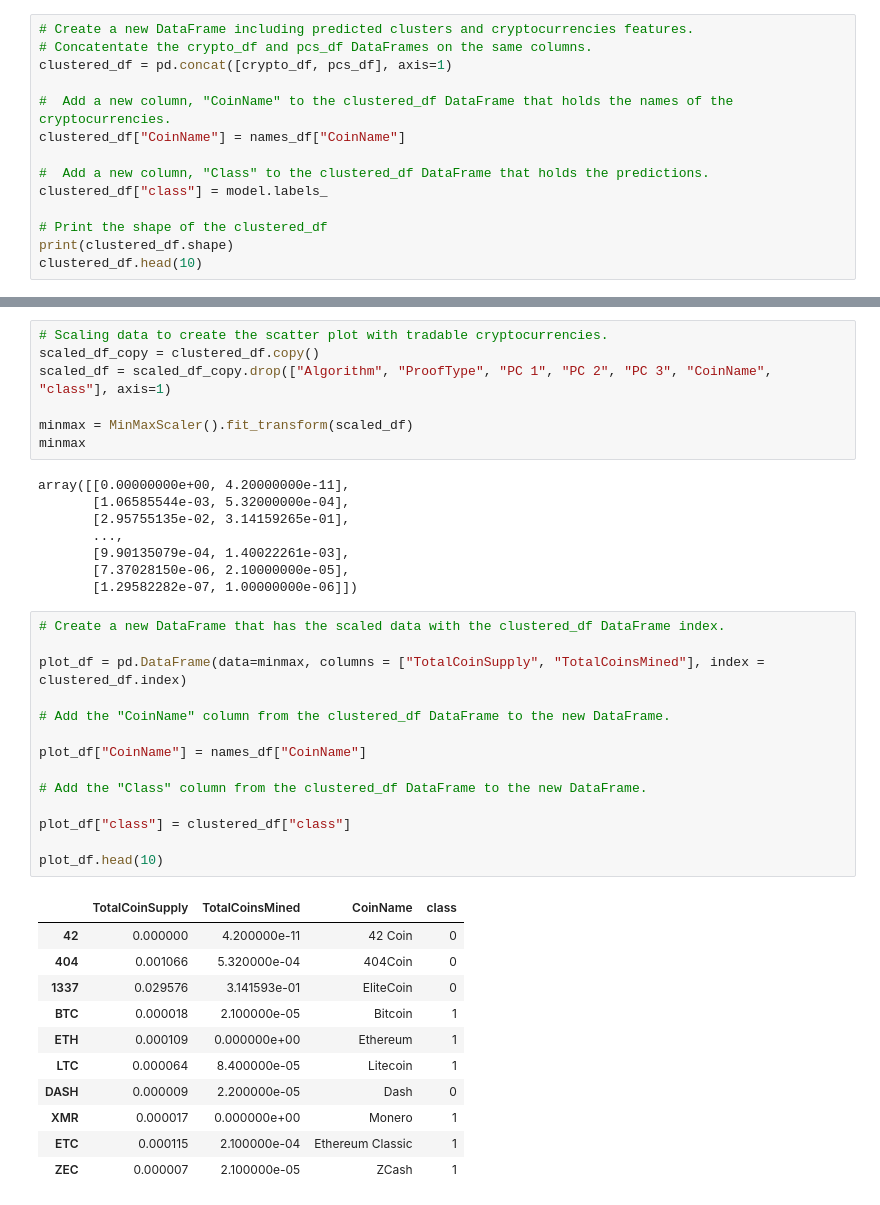
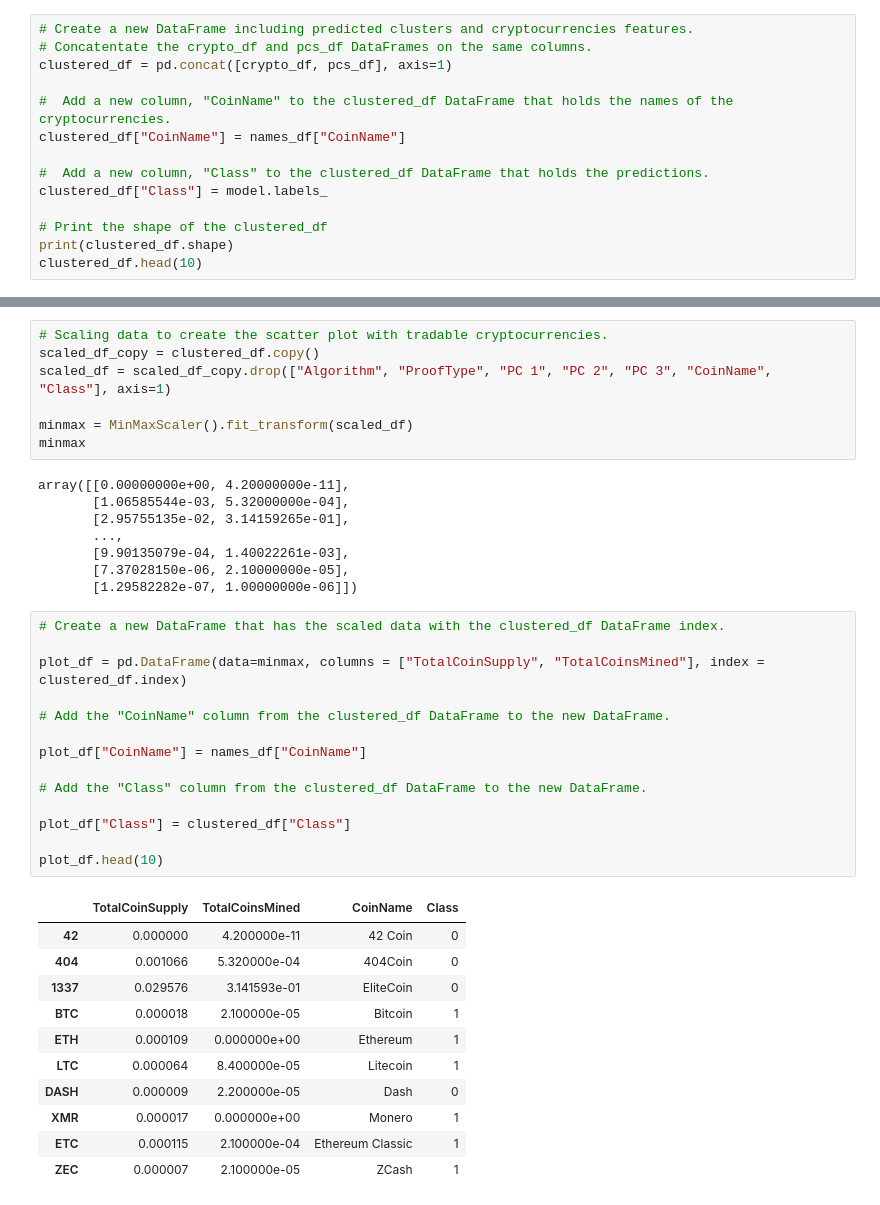
Before and after one commit to Aryanakh7/Cryptocurrencies, a Jupyter notebook: crypto_clustering.ipynb, the cells around one changed output, grey strips where cells are left out. Drawn from its saved outputs; the diff is of its cells as text.

```diff
--- a/crypto_clustering.ipynb
+++ b/crypto_clustering.ipynb
@@ -222,7 +222,7 @@ clustered_df = pd.concat([crypto_df, pcs_df], axis=1)
 clustered_df["CoinName"] = names_df["CoinName"]
 
 #  Add a new column, "Class" to the clustered_df DataFrame that holds the predictions.
-clustered_df["class"] = model.labels_
+clustered_df["Class"] = model.labels_
 
 # Print the shape of the clustered_df
 print(clustered_df.shape)
@@ -275,7 +275,7 @@ print(f' There are {clustered_df["CoinName"].count()} tradable cryptocurrencies'
 # %%
 # Scaling data to create the scatter plot with tradable cryptocurrencies.
 scaled_df_copy = clustered_df.copy()
-scaled_df = scaled_df_copy.drop(["Algorithm", "ProofType", "PC 1", "PC 2", "PC 3", "CoinName", "class"], axis=1)
+scaled_df = scaled_df_copy.drop(["Algorithm", "ProofType", "PC 1", "PC 2", "PC 3", "CoinName", "Class"], axis=1)
 
 minmax = MinMaxScaler().fit_transform(scaled_df)
 minmax
@@ -290,19 +290,19 @@ array([[0.00000000e+00, 4.20000000e-11],
 # %%
 # Create a new DataFrame that has the scaled data with the clustered_df DataFrame index.
 
 plot_df = pd.DataFrame(data=minmax, columns = ["TotalCoinSupply", "TotalCoinsMined"], index = clustered_df.index)
 
 # Add the "CoinName" column from the clustered_df DataFrame to the new DataFrame.
 
 plot_df["CoinName"] = names_df["CoinName"]
 
 # Add the "Class" column from the clustered_df DataFrame to the new DataFrame.
 
-plot_df["class"] = clustered_df["class"]
+plot_df["Class"] = clustered_df["Class"]
 
 plot_df.head(10)
 # %% [output]
-|  | TotalCoinSupply | TotalCoinsMined | CoinName | class |
+|  | TotalCoinSupply | TotalCoinsMined | CoinName | Class |
 | 42 | 0.000000 | 4.200000e-11 | 42 Coin | 0 |
 | 404 | 0.001066 | 5.320000e-04 | 404Coin | 0 |
 | 1337 | 0.029576 | 3.141593e-01 | EliteCoin | 0 |
```
Also changed, not shown: parts of 3 cells of this notebook.
